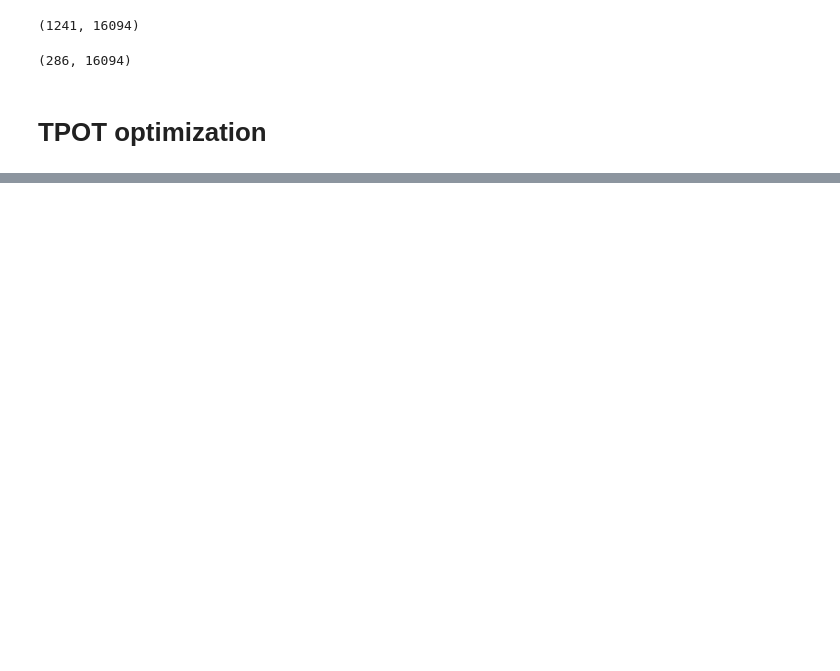
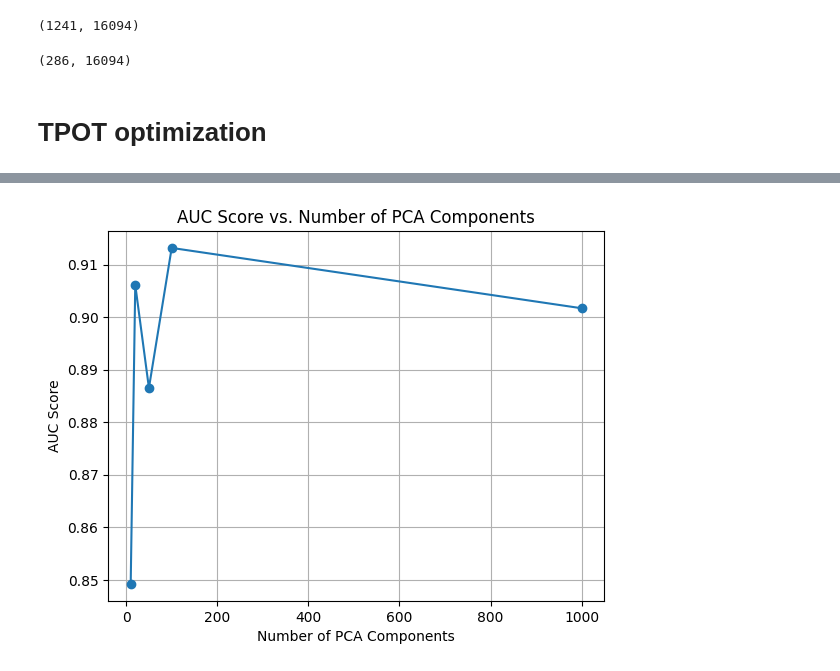
Before and after one commit to ongxuanhong/dili-drug-liver-interaction, a Jupyter notebook: 06.1_automl.ipynb, the cells around one changed output, grey strips where cells are left out. Drawn from its saved outputs; the diff is of its cells as text; code cells hidden in the pictures; blank space fills up the shorter version.

```diff
--- a/06.1_automl.ipynb
+++ b/06.1_automl.ipynb
@@ -25,6 +26,13 @@ y_train = pd_train["label"]
 
 X_test = pd_test.drop(columns=["Class", "label"])
 y_test = pd_test["label"]
+# %%
+# Example data (replace with actual data)
+X = pd.DataFrame(np.random.randn(1000, 16000), columns=[f"feature_{i}" for i in range(16000)])
+y = np.random.randint(2, size=1000)
+
+# Split data into training and test sets
+X_train, X_test, y_train, y_test = train_test_split(X, y, test_size=0.2, random_state=42)
 # %% [markdown]
 # TPOT optimization
 # %%
@@ -56,0 +172,11 @@ tpot.export("models/best_tpot_model_pipeline.py")
+# %%
+
+# Plot AUC scores against the number of PCA components
+plt.plot(dimensions, auc_scores, marker='o')
+plt.xlabel('Number of PCA Components')
+plt.ylabel('AUC Score')
+plt.title('AUC Score vs. Number of PCA Components')
+plt.grid()
+plt.show()
+# %% [output]
+[figure, added]
```
Also changed, not shown: parts of 6 cells of this notebook, 1 other file.
